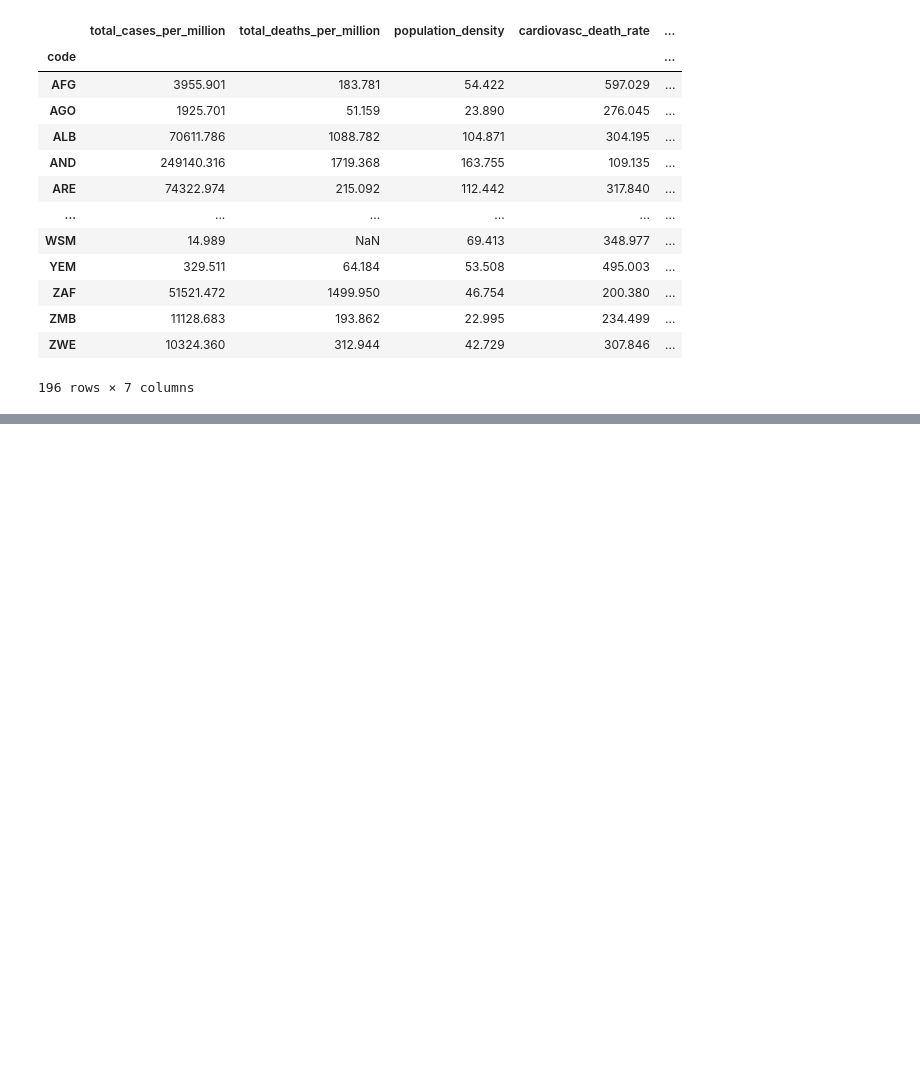
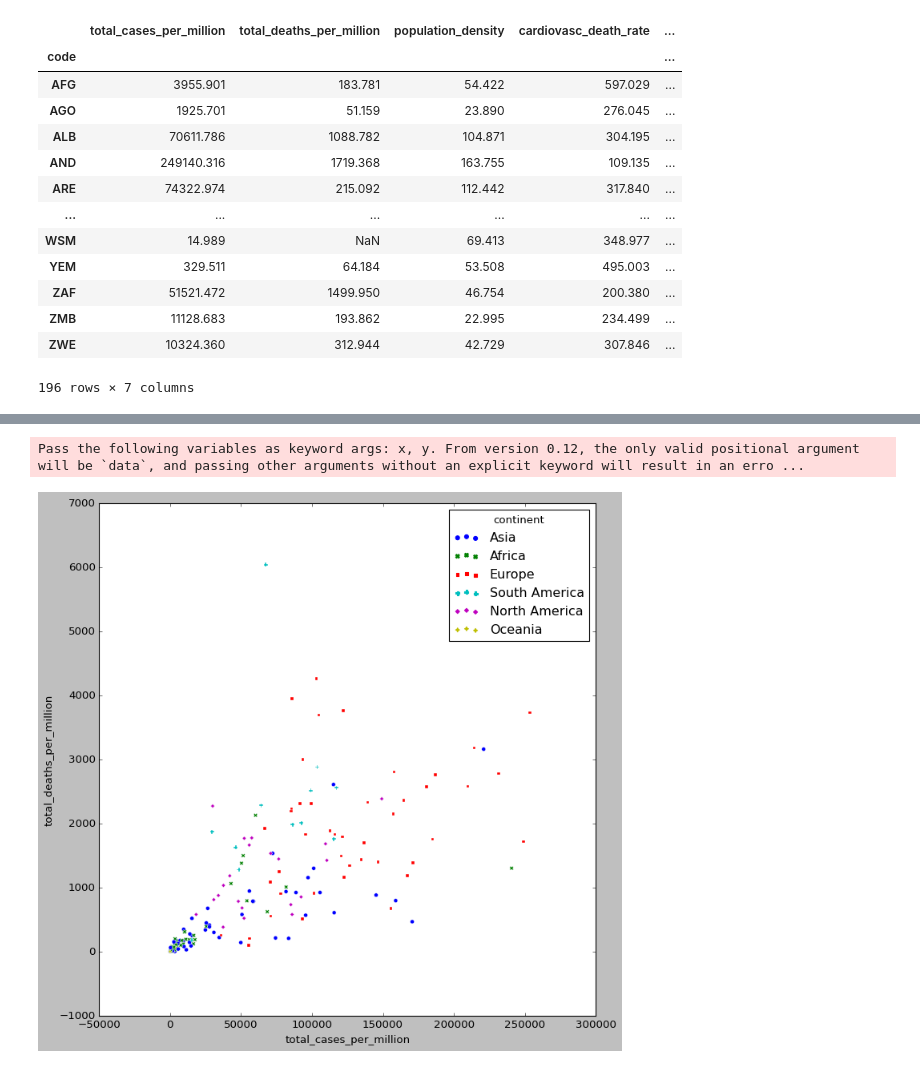
Before and after one commit to romeokienzler/TensorFlow, a Jupyter notebook: Untitled10.ipynb, the cells around one changed output, grey strips where cells are left out. Drawn from its saved outputs; the diff is of its cells as text; code cells hidden in the pictures; blank space fills up the shorter version.

```diff
--- a/Untitled10.ipynb
+++ b/Untitled10.ipynb
@@ -191,0 +251,6 @@ sns.boxplot(data=merged, x='continent', y='total_deaths_per_million')
+# %%
+fig, ax = plt.subplots(figsize=(10,10))
+sns.scatterplot(merged['total_cases_per_million'], merged['total_deaths_per_million'], hue=merged['continent'], style=merged['continent']);
+# %% [output]
+Pass the following variables as keyword args: x, y. From version 0.12, the only valid positional argument will be `data`, and passing other arguments without an explicit keyword will result in an erro ...
+[figure, added]
```
Also changed, not shown: parts of 23 cells of this notebook.
